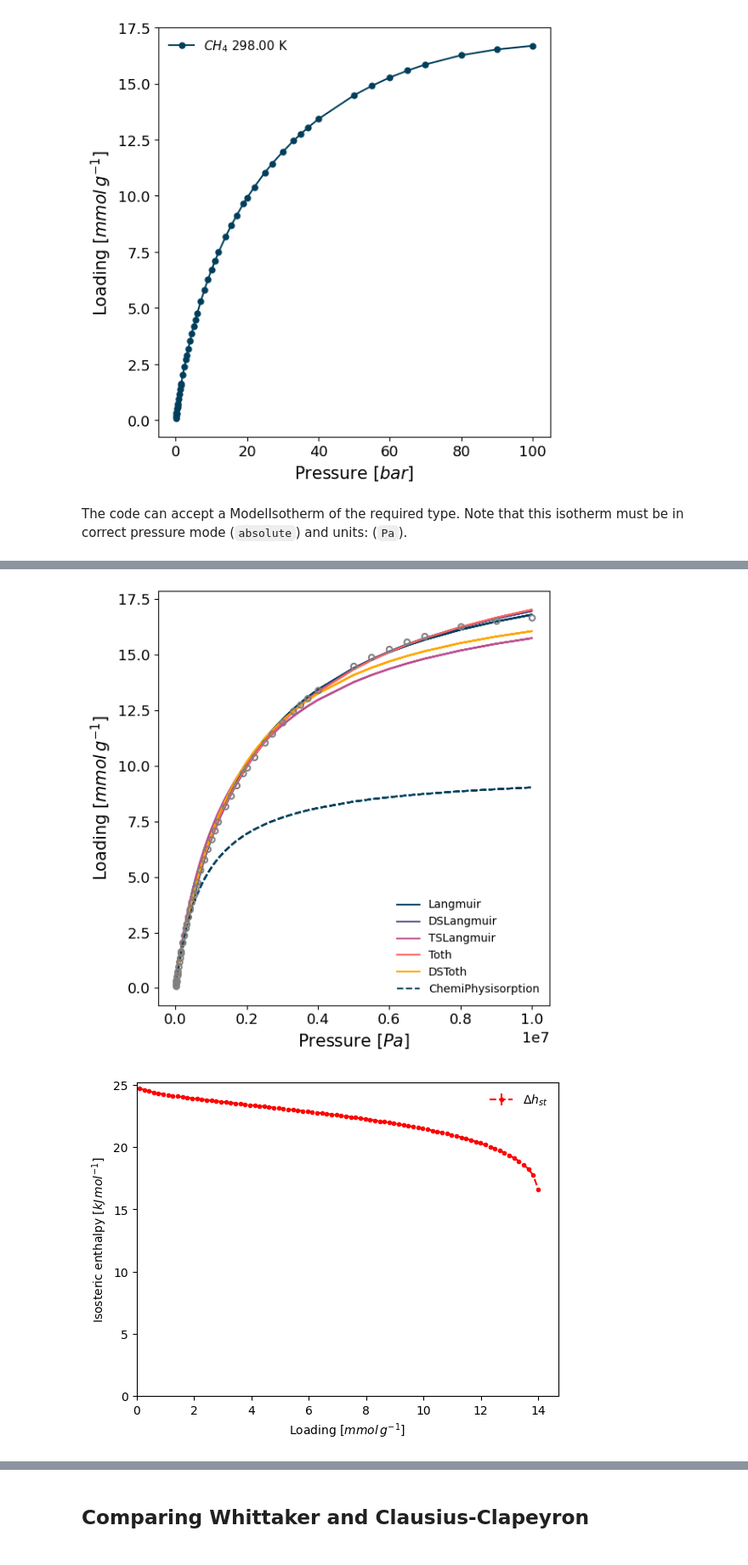
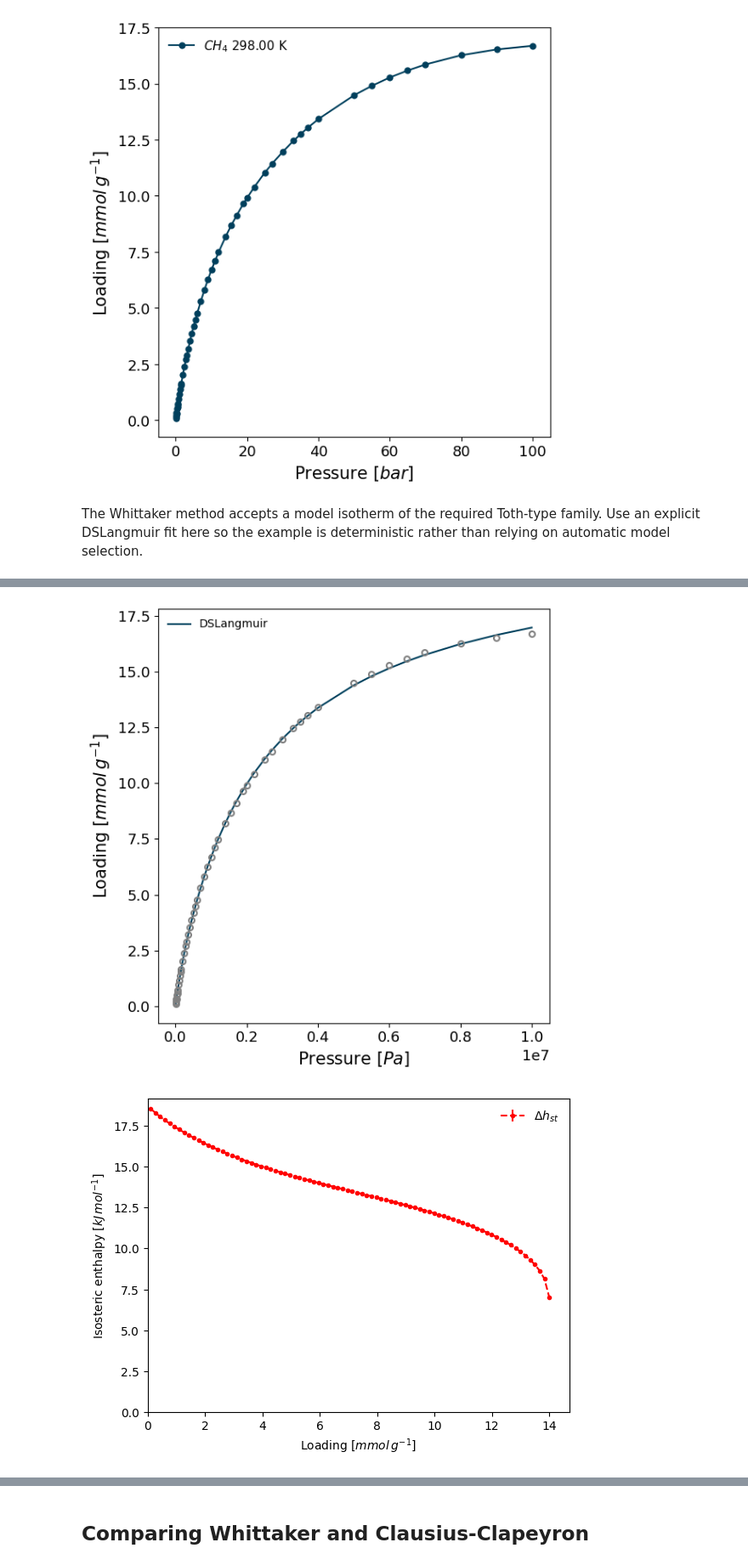
Before and after one commit to pauliacomi/pyGAPS, a Jupyter notebook: docs/examples/enthalpy_sorption.ipynb, the cells around one changed output, grey strips where cells are left out. Shown at 85% size. Cells and saved outputs as stored; diff of their text form; code cells hidden in the pictures.

```diff
--- a/docs/examples/enthalpy_sorption.ipynb
+++ b/docs/examples/enthalpy_sorption.ipynb
@@ -73,17 +71,19 @@ pgg.plot_iso(isotherms_enth_whittaker, lgd_keys=['adsorbate', 'temperature'], pr
 # %% [output]
 <Axes: xlabel='Pressure [$bar$]', ylabel='Loading [$mmol\\/g^{-1}$]'>
 [figure]
-# %% [markdown]
-The code can accept a ModelIsotherm of the required type. Note that this isotherm must be in correct pressure mode (`absolute`) and units: (`Pa`).
+# %% [markdown]
+The Whittaker method accepts a model isotherm of the required Toth-type family. Use an explicit DSLangmuir fit here so the example is deterministic rather than relying on automatic model selection.
 # %%
 import pygaps.modelling as pgm
 
+# The Whittaker method requires absolute pressure in Pa.
 for iso in isotherms_enth_whittaker:
     iso.convert_pressure(mode_to="absolute", unit_to="Pa")
+
 models_whittaker = pgm.model_iso(
     isotherms_enth_whittaker[0],
-    model=pgm._WHITTAKER_MODELS,
-    verbose=True
+    model="dslangmuir",
+    verbose=True,
 )
 result_dict_whitt = pgc.enthalpy_sorption_whittaker(models_whittaker, verbose=True)
 # %% [output]
@@ -103,2 +92,2 @@ Best model fit is DSLangmuir.
-[figure, old version]
+[figure, new version]
-[figure, old version]
+[figure, new version]
```
Also changed, not shown: parts of 16 cells of this notebook, 6 other files.
